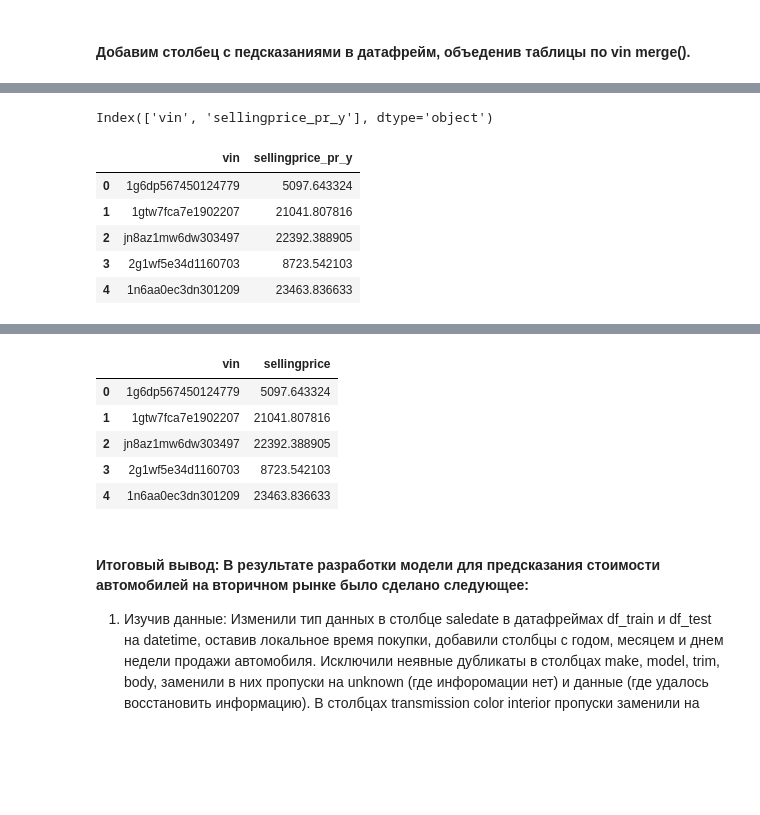
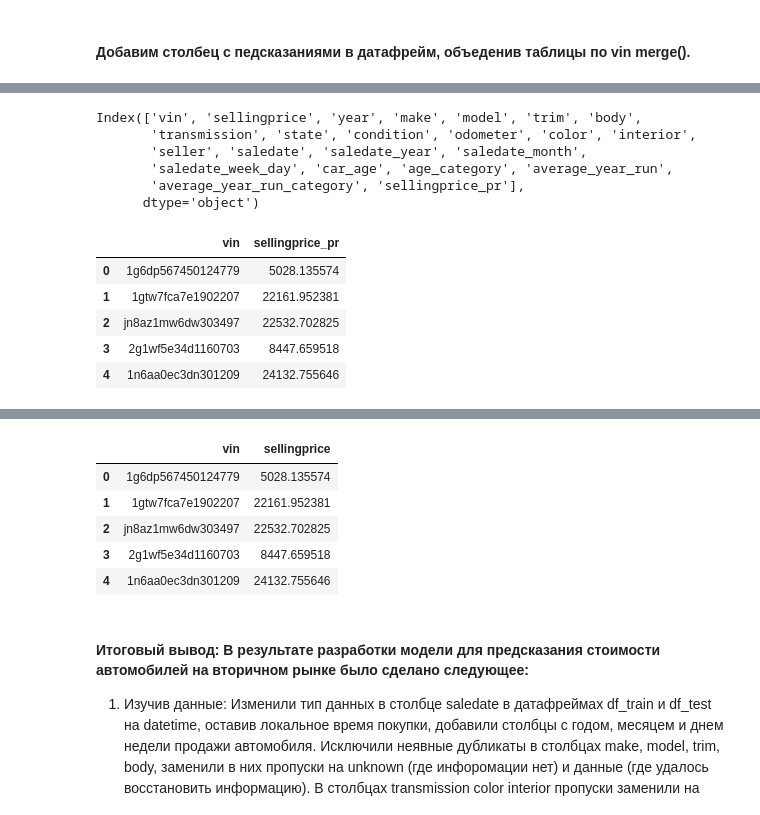
Before and after one commit to ekapopkova/Predict_car_price, a Jupyter notebook: Masterskaya_1_cost_cars.ipynb, the cells around one changed output, grey strips where cells are left out. Drawn from its saved outputs; the diff is of its cells as text; code cells hidden in the pictures; blank space fills up the shorter version.

```diff
--- a/Masterskaya_1_cost_cars.ipynb
+++ b/Masterskaya_1_cost_cars.ipynb
@@ -2219,14 +2219,19 @@ submission.head()
 # %%
 column = submission.columns
 print(column)
-submission = submission[['vin', 'sellingprice_pr_y']]
+submission = submission[['vin', 'sellingprice_pr']]
 display(submission.head())
 submission.isna().sum()
 # %% [output]
-Index(['vin', 'sellingprice_pr_y'], dtype='object')
+Index(['vin', 'sellingprice', 'year', 'make', 'model', 'trim', 'body',
+       'transmission', 'state', 'condition', 'odometer', 'color', 'interior',
+       'seller', 'saledate', 'saledate_year', 'saledate_month',
+       'saledate_week_day', 'car_age', 'age_category', 'average_year_run',
+       'average_year_run_category', 'sellingprice_pr'],
+      dtype='object')
-|  | vin | sellingprice_pr_y |
-| 0 | 1g6dp567450124779 | 5097.643324 |
-| 1 | 1gtw7fca7e1902207 | 21041.807816 |
-| 2 | jn8az1mw6dw303497 | 22392.388905 |
-| 3 | 2g1wf5e34d1160703 | 8723.542103 |
-| 4 | 1n6aa0ec3dn301209 | 23463.836633 |
+|  | vin | sellingprice_pr |
+| 0 | 1g6dp567450124779 | 5028.135574 |
+| 1 | 1gtw7fca7e1902207 | 22161.952381 |
+| 2 | jn8az1mw6dw303497 | 22532.702825 |
+| 3 | 2g1wf5e34d1160703 | 8447.659518 |
+| 4 | 1n6aa0ec3dn301209 | 24132.755646 |
@@ -2238,8 +2243,8 @@ submission.columns = ['vin', 'sellingprice']
 submission.head()
 # %% [output]
 |  | vin | sellingprice |
-| 0 | 1g6dp567450124779 | 5097.643324 |
-| 1 | 1gtw7fca7e1902207 | 21041.807816 |
-| 2 | jn8az1mw6dw303497 | 22392.388905 |
-| 3 | 2g1wf5e34d1160703 | 8723.542103 |
-| 4 | 1n6aa0ec3dn301209 | 23463.836633 |
+| 0 | 1g6dp567450124779 | 5028.135574 |
+| 1 | 1gtw7fca7e1902207 | 22161.952381 |
+| 2 | jn8az1mw6dw303497 | 22532.702825 |
+| 3 | 2g1wf5e34d1160703 | 8447.659518 |
+| 4 | 1n6aa0ec3dn301209 | 24132.755646 |
```
Also changed, not shown: parts of 7 cells of this notebook.
